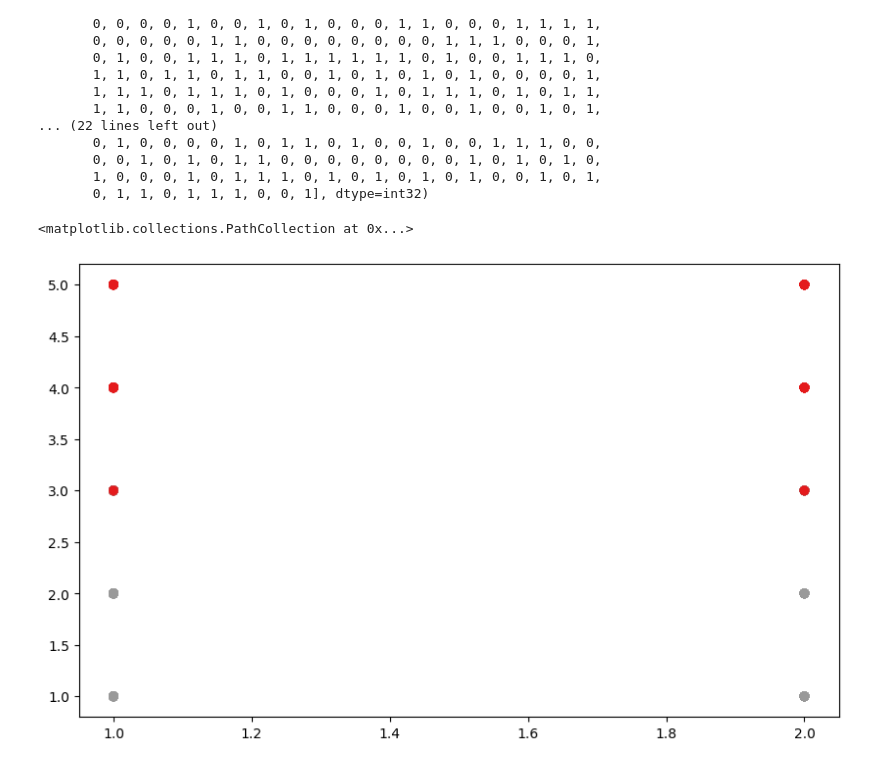
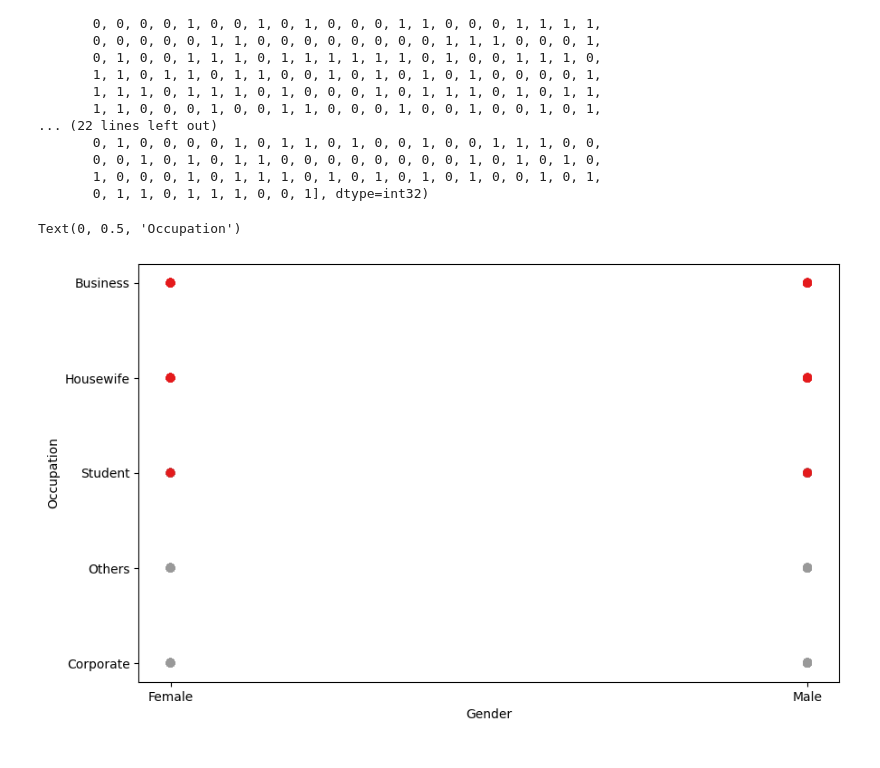
Before and after one commit to danielrawlins21/MentalHealth_DataAnalysis, a Jupyter notebook: Notebook/Model_Design.ipynb, the cells around one changed output. Saved outputs shown, nothing was run; the diff lists cells and outputs as text; code cells hidden in the pictures.

```diff
--- a/Notebook/Model_Design.ipynb
+++ b/Notebook/Model_Design.ipynb
@@ -135,7 +135,9 @@ array([1, 1, 0, 1, 0, 0, 0, 1, 1, 1, 1, 0, 1, 0, 0, 1, 1, 1, 1, 1, 0, 0,
        0, 1, 1, 0, 1, 1, 1, 0, 0, 1], dtype=int32)
 # %%
 plt.figure(figsize=(10,6))
-plt.scatter(df_num.Gender, df_num.Occupation, c=pred, cmap='Set1')
+plt.scatter(df.Gender, df.Occupation, c=pred, cmap='Set1')
+plt.xlabel('Gender')
+plt.ylabel('Occupation')
 # %% [output]
-<matplotlib.collections.PathCollection at 0x...>
+Text(0, 0.5, 'Occupation')
-[figure, old version]
+[figure, new version]
```
Also changed, not shown: parts of 3 cells of this notebook.
